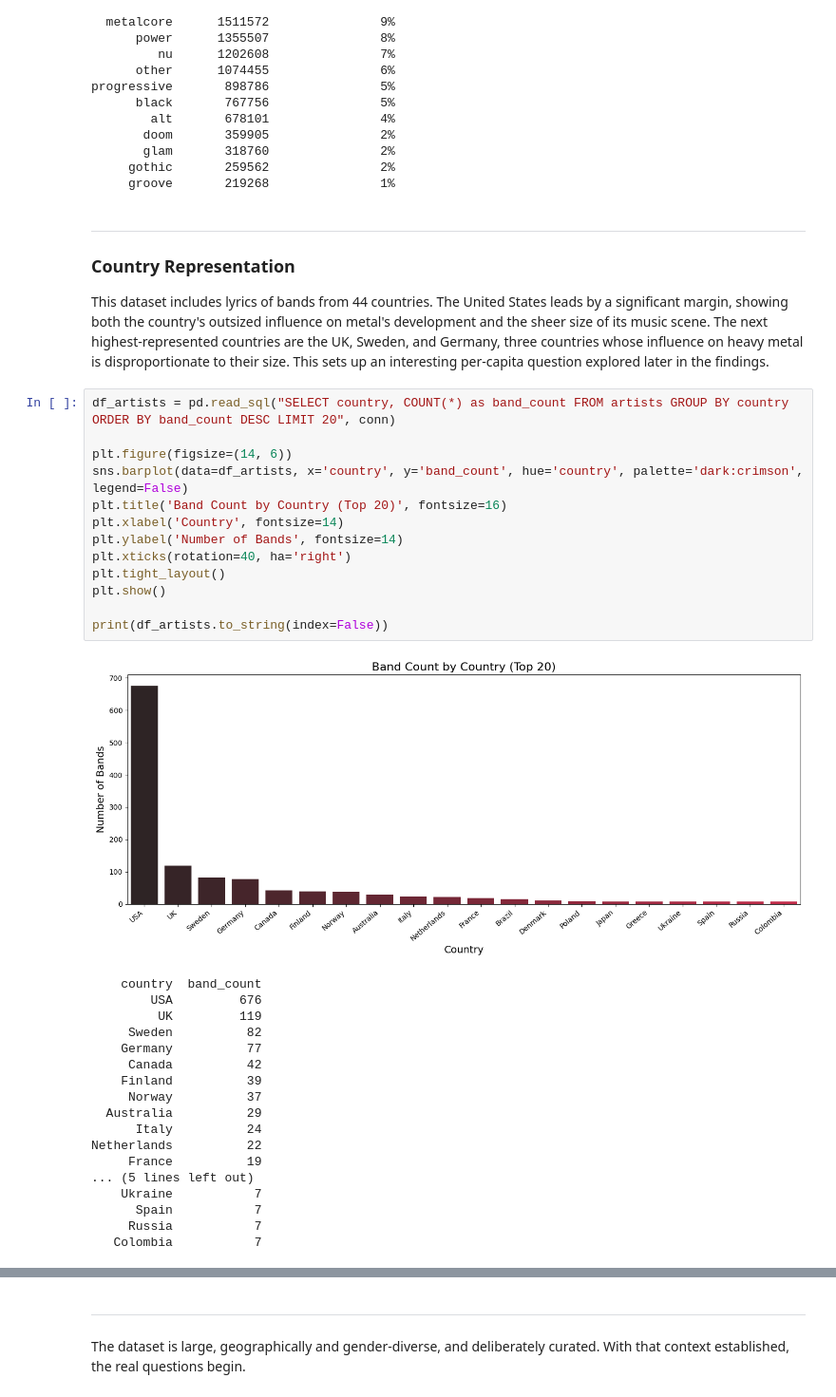
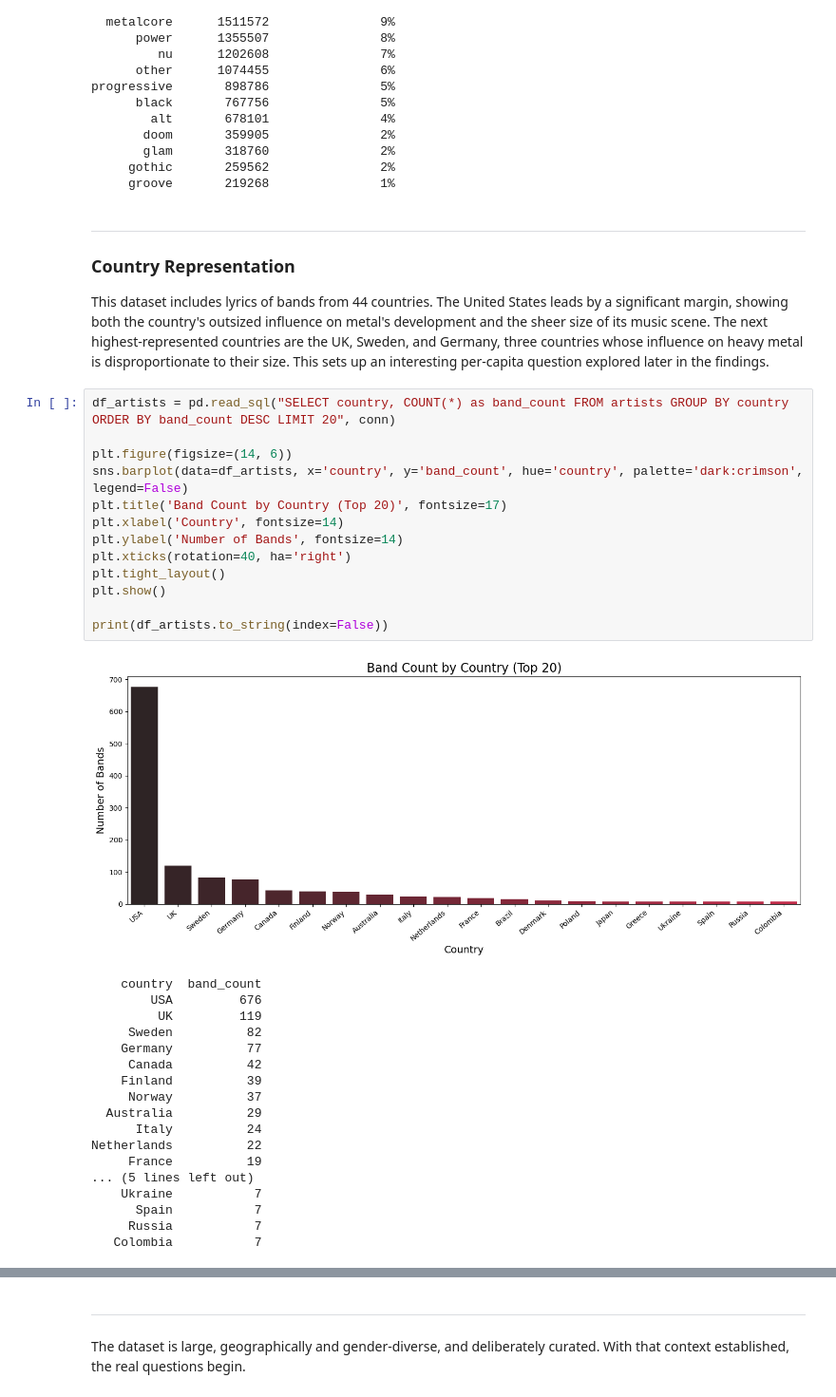
Before and after one commit to wanderson33245/The-Metal-Corpus, a Jupyter notebook: The Metal Corpus.ipynb, the cells around one changed output, grey strips where cells are left out. Shown at 95% size. Drawn from its saved outputs; the diff is of its cells as text.

```diff
--- a/The Metal Corpus.ipynb
+++ b/The Metal Corpus.ipynb
@@ -156,25 +156,25 @@ progressive       898786               5%
      groove       219268               1%
 # %% [markdown]
 ---
-<a id=""></a>
+
 ###  Country Representation
 
 This dataset includes lyrics of bands from 44 countries. The United States leads by a significant margin, showing both the country's outsized influence on metal's development and the sheer size of its music scene. The next highest-represented countries are the UK, Sweden, and Germany, three countries whose influence on heavy metal is disproportionate to their size. This sets up an interesting per-capita question explored later in the findings.
 # %%
 df_artists = pd.read_sql("SELECT country, COUNT(*) as band_count FROM artists GROUP BY country ORDER BY band_count DESC LIMIT 20", conn)
 
 plt.figure(figsize=(14, 6))
 sns.barplot(data=df_artists, x='country', y='band_count', hue='country', palette='dark:crimson', legend=False)
-plt.title('Band Count by Country (Top 20)', fontsize=16)
+plt.title('Band Count by Country (Top 20)', fontsize=17)
 plt.xlabel('Country', fontsize=14)
 plt.ylabel('Number of Bands', fontsize=14)
 plt.xticks(rotation=40, ha='right')
 plt.tight_layout()
 plt.show()
 
 print(df_artists.to_string(index=False))
 # %% [output]
-[figure, old version]
+[figure, new version]
     country  band_count
         USA         676
          UK         119
```
Also changed, not shown: parts of 29 cells of this notebook.
